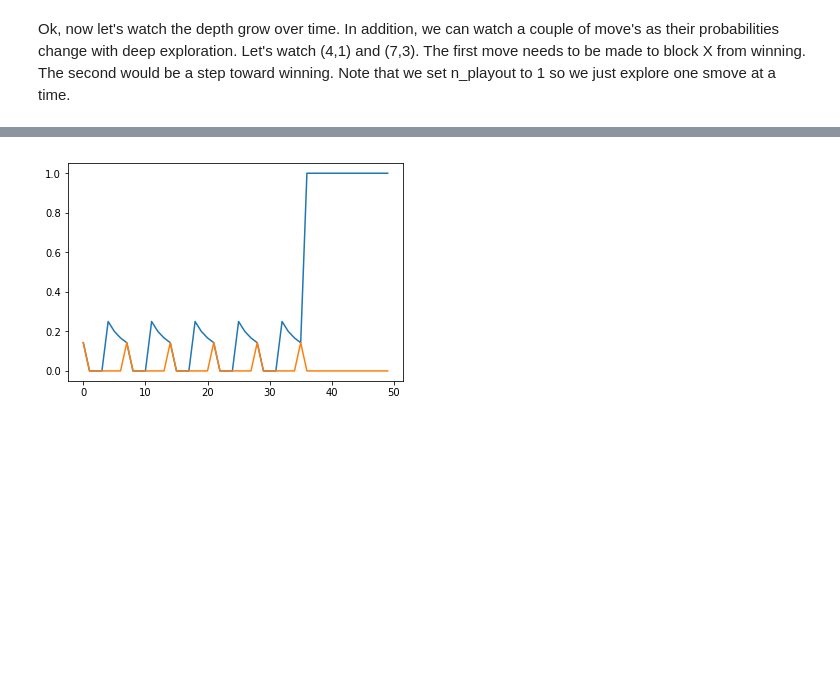
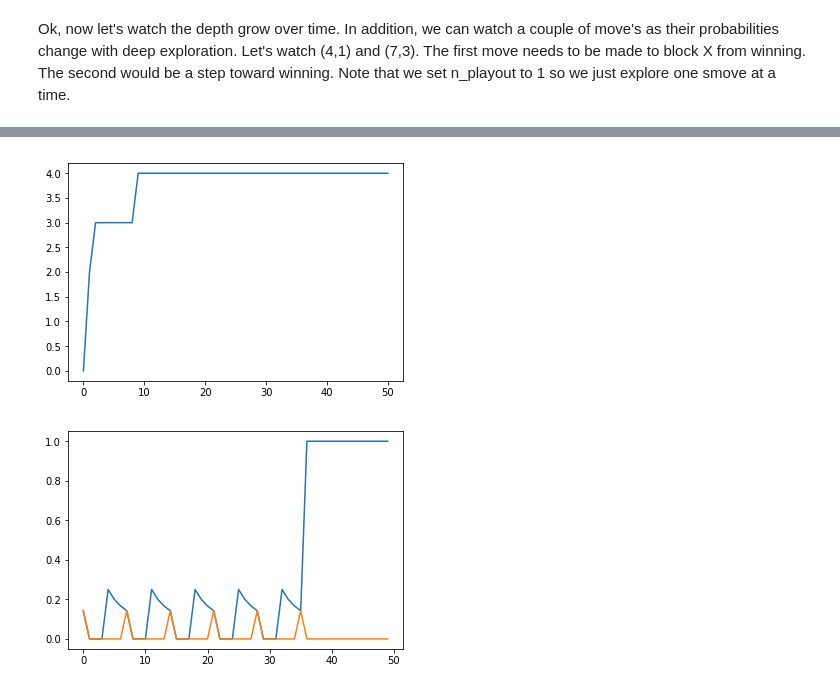
Before and after one commit to ArtificialIntelligenceToolkit/aima3, a Jupyter notebook: notebooks/monte_carlo_tree_search.ipynb, the cells around one changed output, grey strips where cells are left out. Drawn from its saved outputs; the diff is of its cells as text; code cells hidden in the pictures; blank space fills up the shorter version.

```diff
--- a/notebooks/monte_carlo_tree_search.ipynb
+++ b/notebooks/monte_carlo_tree_search.ipynb
@@ -170,3 +191,7 @@ import matplotlib.pyplot as plt
+# %%
+plt.plot(depth);
+# %% [output]
+[figure, added]
 # %%
 state = GameState(to_move='X', board={(1,1): 'X', (2, 1): 'X',
                                       (7,1): 'O', (7, 2): 'O'}, utility=0, moves=moves)
```
Also changed, not shown: parts of 3 cells of this notebook.
